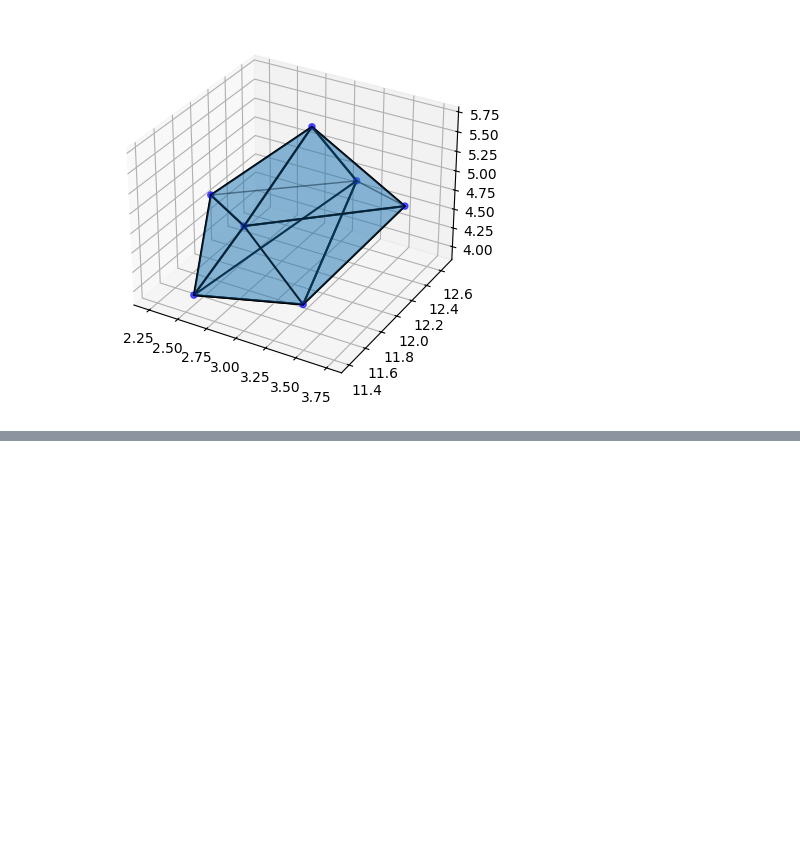
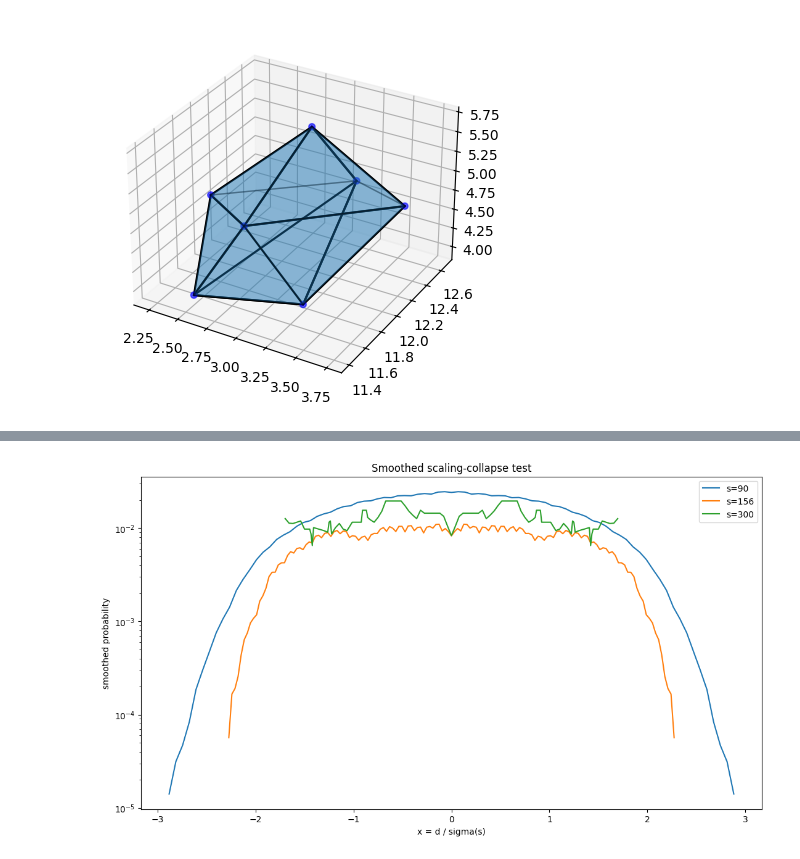
Before and after one commit to Sultanow/polytopes, a Jupyter notebook: python/notebooks/Polytopes-4D-CntPerVertnum.ipynb, the cells around one changed output, grey strips where cells are left out. Cells and saved outputs as stored; diff of their text form; code cells hidden in the pictures; blank space fills up the shorter version.

```diff
--- a/python/notebooks/Polytopes-4D-CntPerVertnum.ipynb
+++ b/python/notebooks/Polytopes-4D-CntPerVertnum.ipynb
@@ -389,0 +724,37 @@ plt.show()
+# %%
+import numpy as np
+import pandas as pd
+import matplotlib.pyplot as plt
+
+# =========================
+# Pick a few representative s values
+# =========================
+selected_s = [90, 156, 300, 500, 800]
+
+plt.figure(figsize=(13, 7))
+
+for s_val in selected_s:
+    group = df_sd[df_sd["s"] == s_val].sort_values("d").copy()
+    if len(group) == 0:
+        continue
+
+    d = group["d"].to_numpy(dtype=float)
+    w = group["count"].to_numpy(dtype=float)
+    w = w / w.sum()
+
+    std = df_width.loc[df_width["s"] == s_val, "d_std"].values[0]
+    x = d / std
+
+    # simple smoothing by rolling average in probability space
+    smooth_w = pd.Series(w).rolling(window=5, center=True, min_periods=1).mean().to_numpy()
+
+    plt.plot(x, smooth_w, label=f"s={s_val}")
+
+plt.xlabel("x = d / sigma(s)")
+plt.ylabel("smoothed probability")
+plt.title("Smoothed scaling-collapse test")
+plt.legend()
+plt.yscale("log")
+plt.show()
+# %% [output]
+[figure, added]
```
Also changed, not shown: parts of 10 cells of this notebook, 3 other files.
